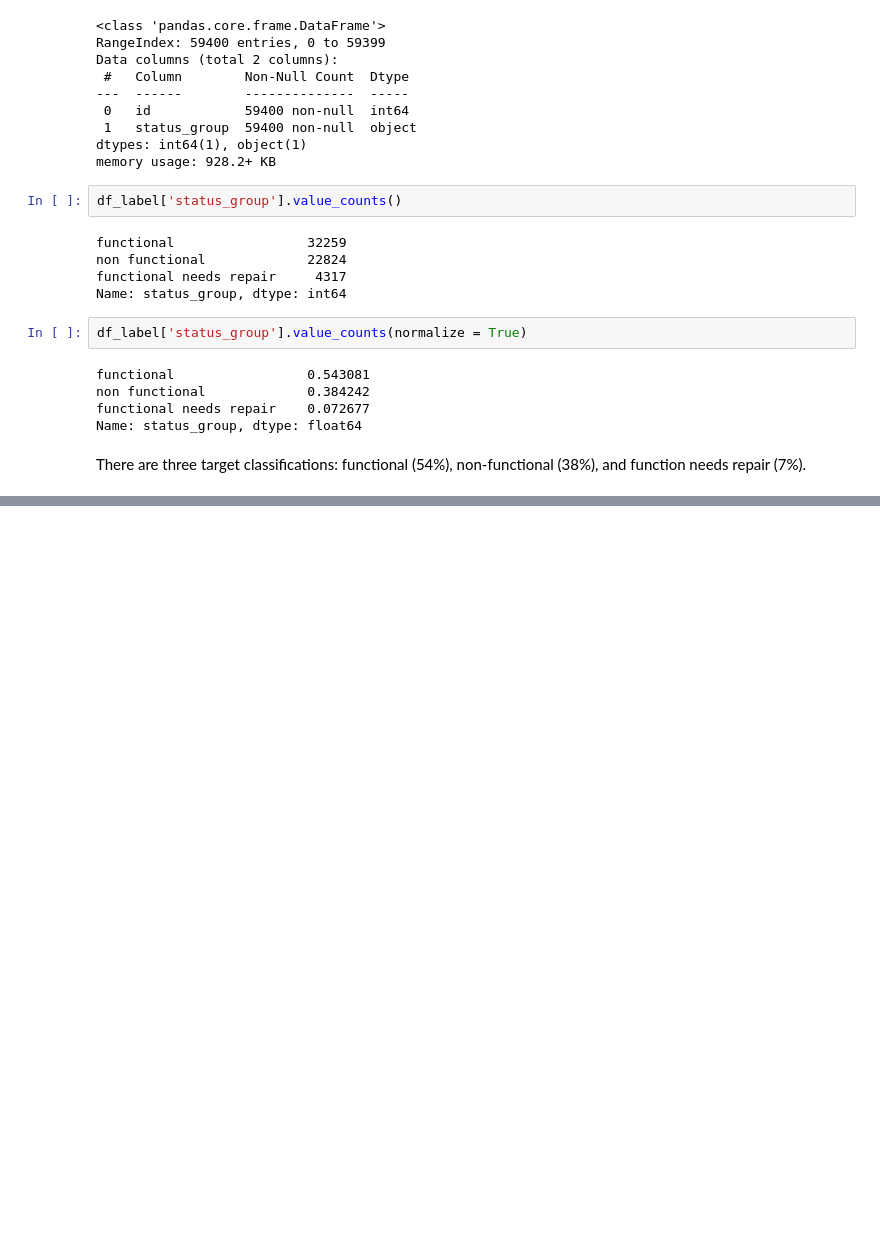
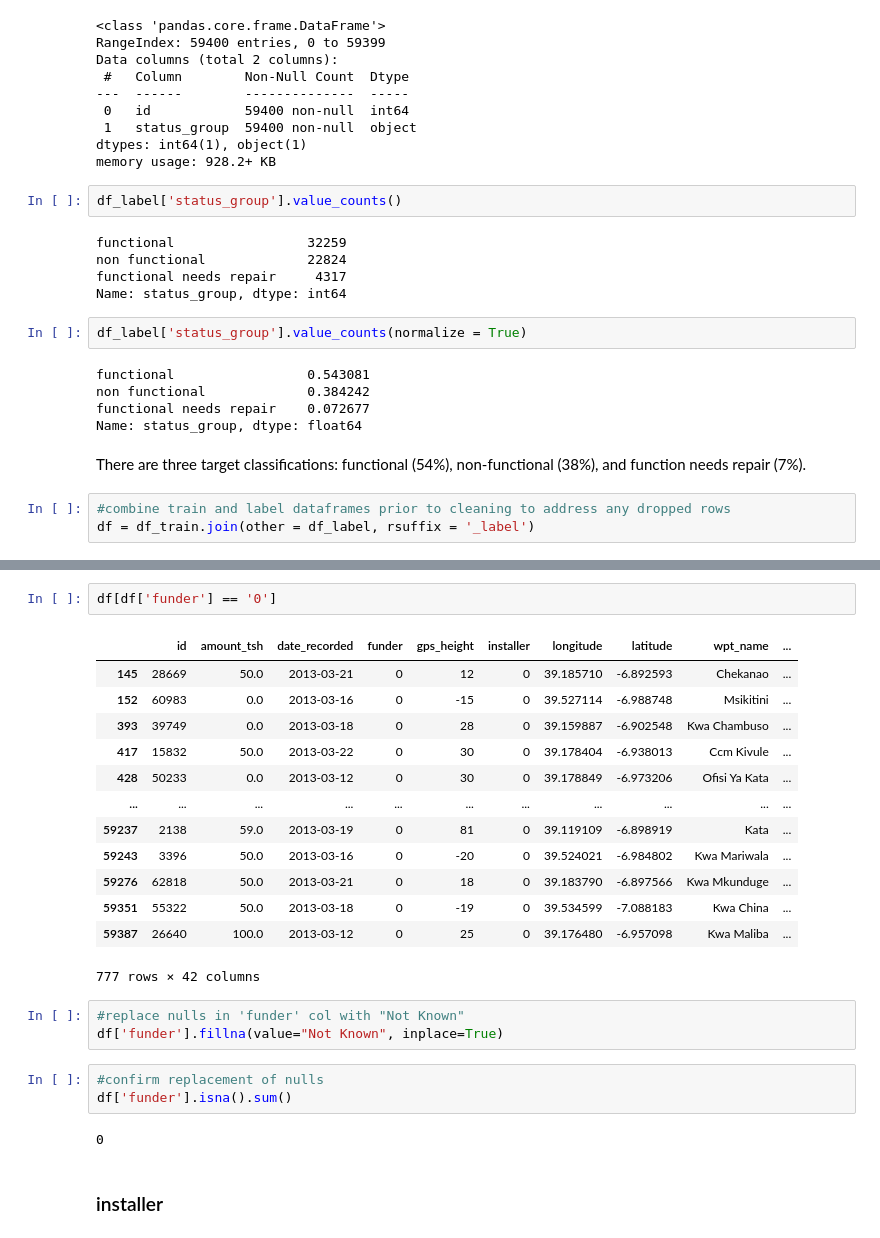
Before and after one commit to yuhkulele/Tanzanian-Water-Well-Status-Classification, a Jupyter notebook: notebooks_scratch/Yuhkai.ipynb, the cells around one changed output, grey strips where cells are left out. Drawn from its saved outputs; the diff is of its cells as text; blank space fills up the shorter version.

Commit message:
Data exploration and cleaning in Yuhkai's working notebook

```diff
--- a/notebooks_scratch/Yuhkai.ipynb
+++ b/notebooks_scratch/Yuhkai.ipynb
@@ -92,3 +101,6 @@ functional needs repair    0.072677
 Name: status_group, dtype: float64
 # %% [markdown]
 There are three target classifications: functional (54%), non-functional (38%), and function needs repair (7%).
+# %%
+#combine train and label dataframes prior to cleaning to address any dropped rows
+df = df_train.join(other = df_label, rsuffix = '_label')
@@ -94,0 +209,26 @@ There are three target classifications: functional (54%), non-functional (38%),
+# %%
+df[df['funder'] == '0']
+# %% [output]
+|  | id | amount_tsh | date_recorded | funder | gps_height | installer | longitude | latitude | wpt_name | ... |
+| 145 | 28669 | 50.0 | 2013-03-21 | 0 | 12 | 0 | 39.185710 | -6.892593 | Chekanao | ... |
+| 152 | 60983 | 0.0 | 2013-03-16 | 0 | -15 | 0 | 39.527114 | -6.988748 | Msikitini | ... |
+| 393 | 39749 | 0.0 | 2013-03-18 | 0 | 28 | 0 | 39.159887 | -6.902548 | Kwa Chambuso | ... |
+| 417 | 15832 | 50.0 | 2013-03-22 | 0 | 30 | 0 | 39.178404 | -6.938013 | Ccm Kivule | ... |
+| 428 | 50233 | 0.0 | 2013-03-12 | 0 | 30 | 0 | 39.178849 | -6.973206 | Ofisi Ya Kata | ... |
+| ... | ... | ... | ... | ... | ... | ... | ... | ... | ... | ... |
+| 59237 | 2138 | 59.0 | 2013-03-19 | 0 | 81 | 0 | 39.119109 | -6.898919 | Kata | ... |
+| 59243 | 3396 | 50.0 | 2013-03-16 | 0 | -20 | 0 | 39.524021 | -6.984802 | Kwa Mariwala | ... |
+| 59276 | 62818 | 50.0 | 2013-03-21 | 0 | 18 | 0 | 39.183790 | -6.897566 | Kwa Mkunduge | ... |
+| 59351 | 55322 | 50.0 | 2013-03-18 | 0 | -19 | 0 | 39.534599 | -7.088183 | Kwa China | ... |
+| 59387 | 26640 | 100.0 | 2013-03-12 | 0 | 25 | 0 | 39.176480 | -6.957098 | Kwa Maliba | ... |
+777 rows × 42 columns
+# %%
+#replace nulls in 'funder' col with "Not Known"
+df['funder'].fillna(value="Not Known", inplace=True)
+# %%
+#confirm replacement of nulls
+df['funder'].isna().sum()
+# %% [output]
+0
+# %% [markdown]
+### installer
```
Also changed, not shown: parts of 99 cells of this notebook.
